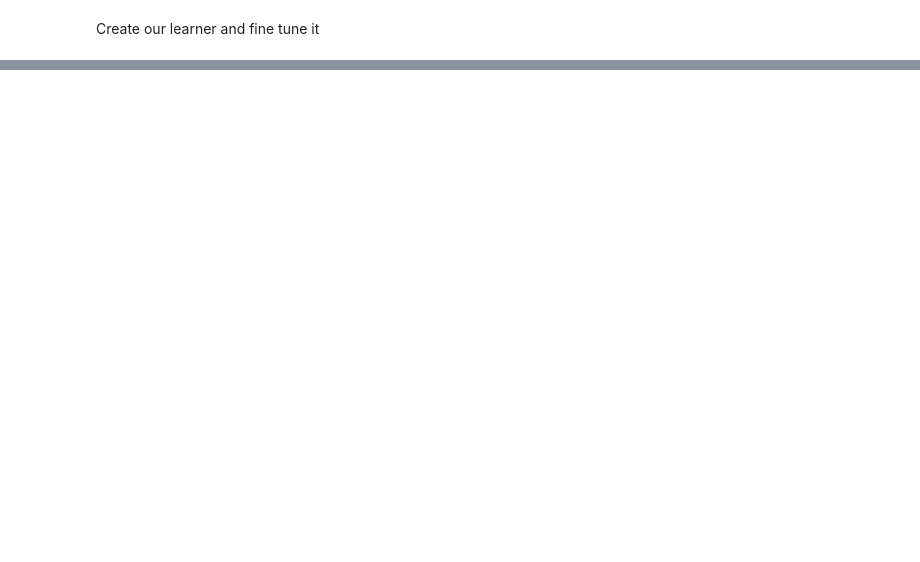
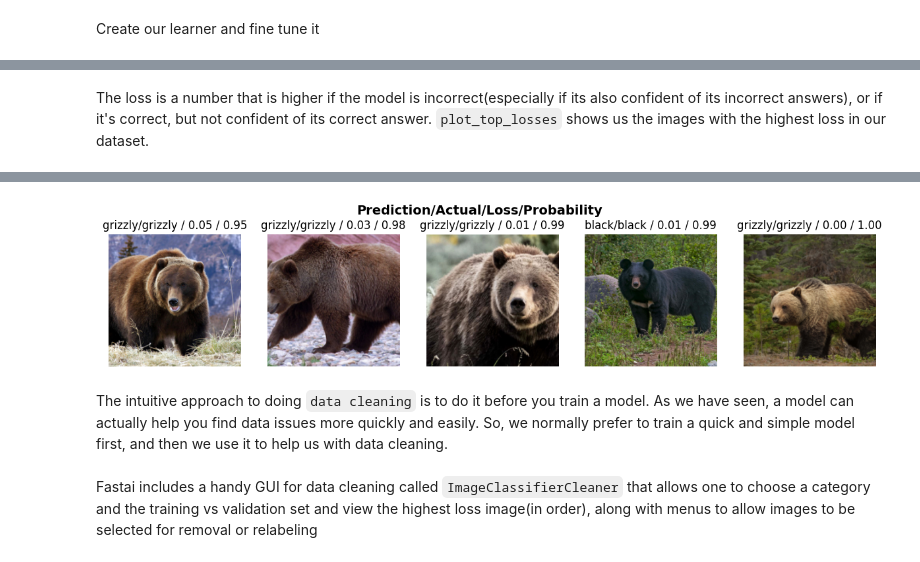
Before and after one commit to lanceEM2/small-ai, a Jupyter notebook: bear trainer.ipynb, the cells around one changed output, grey strips where cells are left out. Drawn from its saved outputs; the diff is of its cells as text; code cells hidden in the pictures; blank space fills up the shorter version.

```diff
--- a/bear trainer.ipynb
+++ b/bear trainer.ipynb
@@ -136,0 +122,3 @@ learn.fine_tune(4)
+# %%
+interp = ClassificationInterpretation.from_learner(learn)
+interp.plot_confusion_matrix()
@@ -136,0 +129,5 @@ learn.fine_tune(4)
+# %% [markdown]
+The loss is a number that is higher if the model is incorrect(especially if its also confident of its incorrect answers), or if it's correct, but not confident of its correct answer. `plot_top_losses` shows us the images with the highest loss in our dataset.
+# %%
+interp.plot_top_losses(5, nrows=1)
+# %% [output]
@@ -136,0 +135,5 @@ learn.fine_tune(4)
+[figure, added]
+# %% [markdown]
+The intuitive approach to doing `data cleaning` is to do it before you train a model. As we have seen, a model can actually help you find data issues more quickly and easily. So, we normally prefer to train a quick and simple model first, and then we use it to help us with data cleaning.
+# %% [markdown]
+Fastai includes a handy GUI for data cleaning called `ImageClassifierCleaner` that allows one to choose a category and the training vs validation set and view the highest loss image(in order), along with menus to allow images to be selected for removal or relabeling
```
Also changed, not shown: parts of 12 cells of this notebook, 24 other files.
